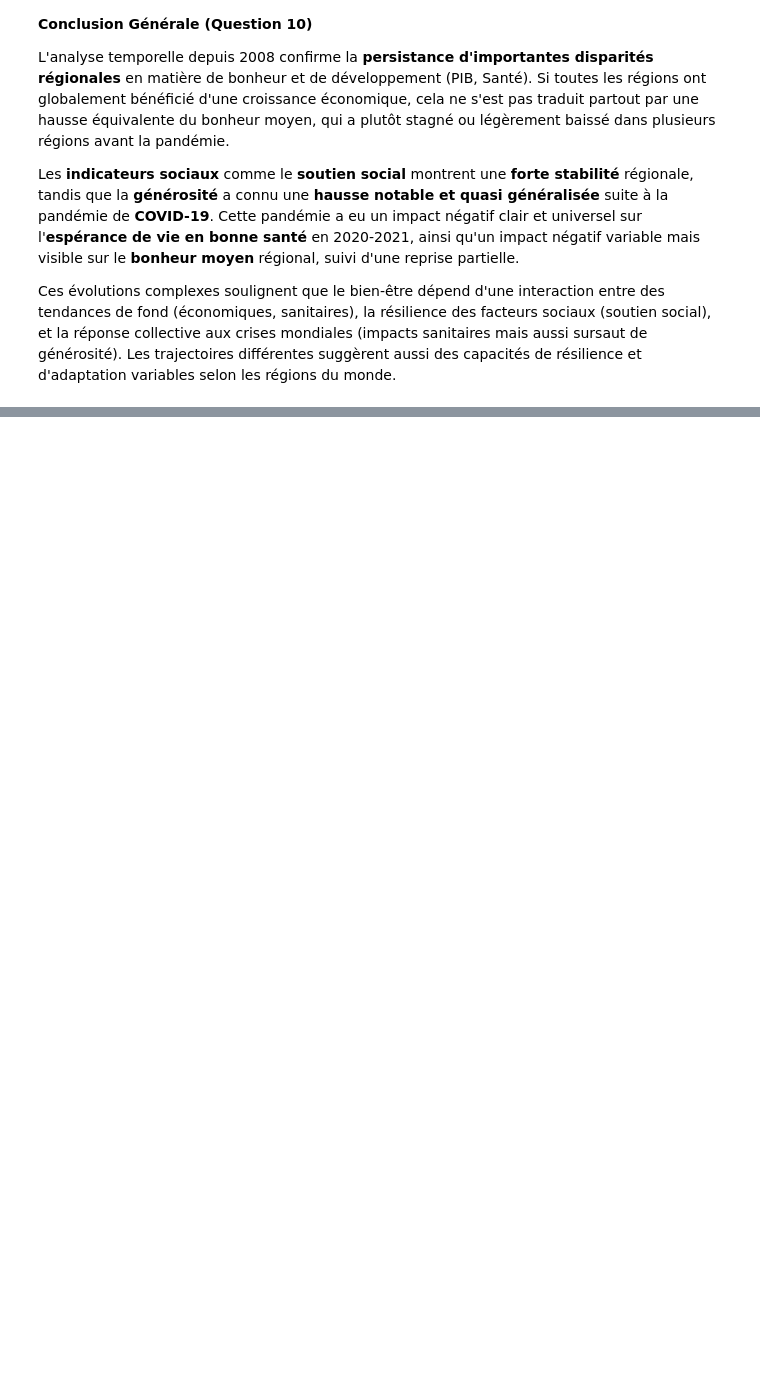
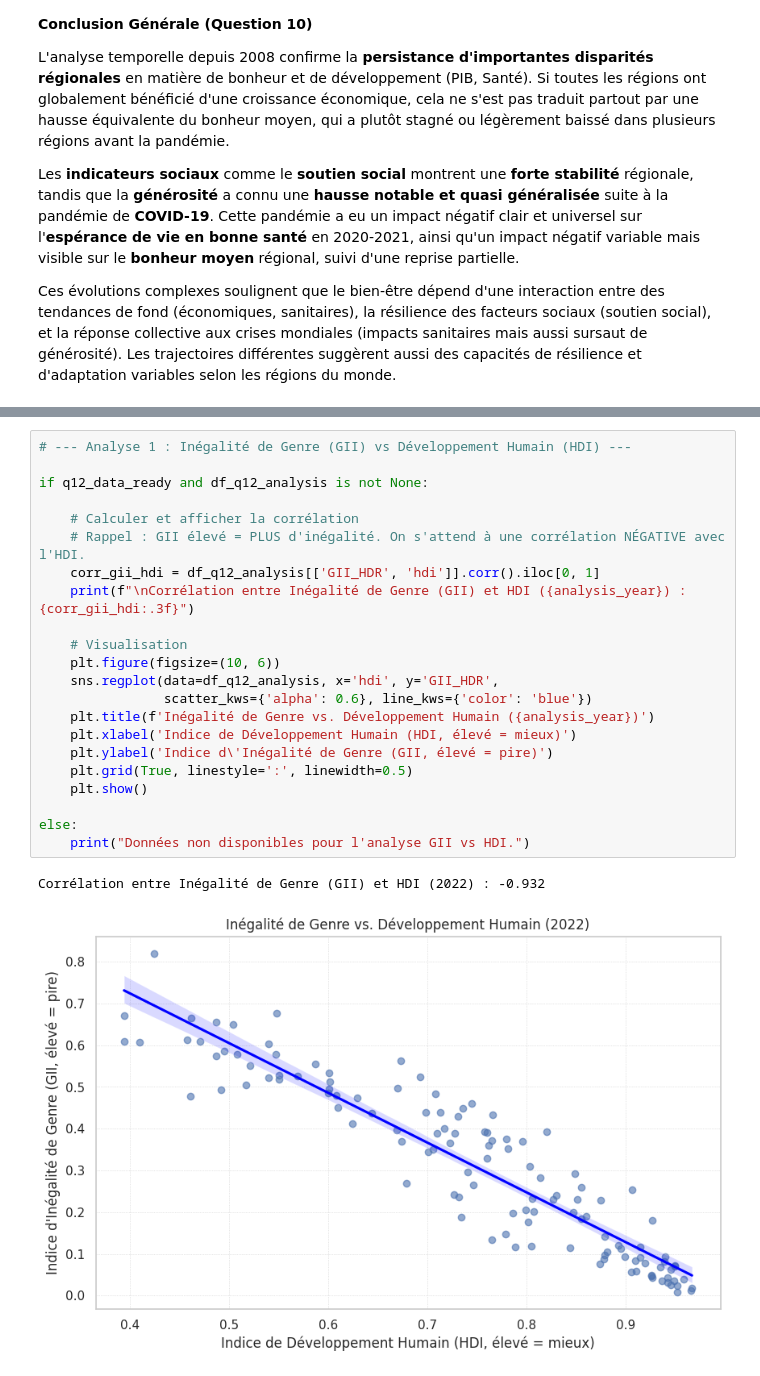
Before and after one commit to Rayane0001/world-happiness-analysis, a Jupyter notebook: analyse_rayane.ipynb, the cells around one changed output, grey strips where cells are left out. Saved outputs shown, nothing was run; the diff lists cells and outputs as text; blank space fills up the shorter version.

```diff
--- a/analyse_rayane.ipynb
+++ b/analyse_rayane.ipynb
@@ -1348,0 +1549,25 @@ Ces évolutions complexes soulignent que le bien-être dépend d'une interaction
+# %%
+# --- Analyse 1 : Inégalité de Genre (GII) vs Développement Humain (HDI) ---
+
+if q12_data_ready and df_q12_analysis is not None:
+
+    # Calculer et afficher la corrélation
+    # Rappel : GII élevé = PLUS d'inégalité. On s'attend à une corrélation NÉGATIVE avec l'HDI.
+    corr_gii_hdi = df_q12_analysis[['GII_HDR', 'hdi']].corr().iloc[0, 1]
+    print(f"\nCorrélation entre Inégalité de Genre (GII) et HDI ({analysis_year}) : {corr_gii_hdi:.3f}")
+
+    # Visualisation
+    plt.figure(figsize=(10, 6))
+    sns.regplot(data=df_q12_analysis, x='hdi', y='GII_HDR',
+                scatter_kws={'alpha': 0.6}, line_kws={'color': 'blue'})
+    plt.title(f'Inégalité de Genre vs. Développement Humain ({analysis_year})')
+    plt.xlabel('Indice de Développement Humain (HDI, élevé = mieux)')
+    plt.ylabel('Indice d\'Inégalité de Genre (GII, élevé = pire)')
+    plt.grid(True, linestyle=':', linewidth=0.5)
+    plt.show()
+
+else:
+    print("Données non disponibles pour l'analyse GII vs HDI.")
+# %% [output]
+Corrélation entre Inégalité de Genre (GII) et HDI (2022) : -0.932
+[figure, added]
```
Also changed, not shown: parts of 14 cells of this notebook.
